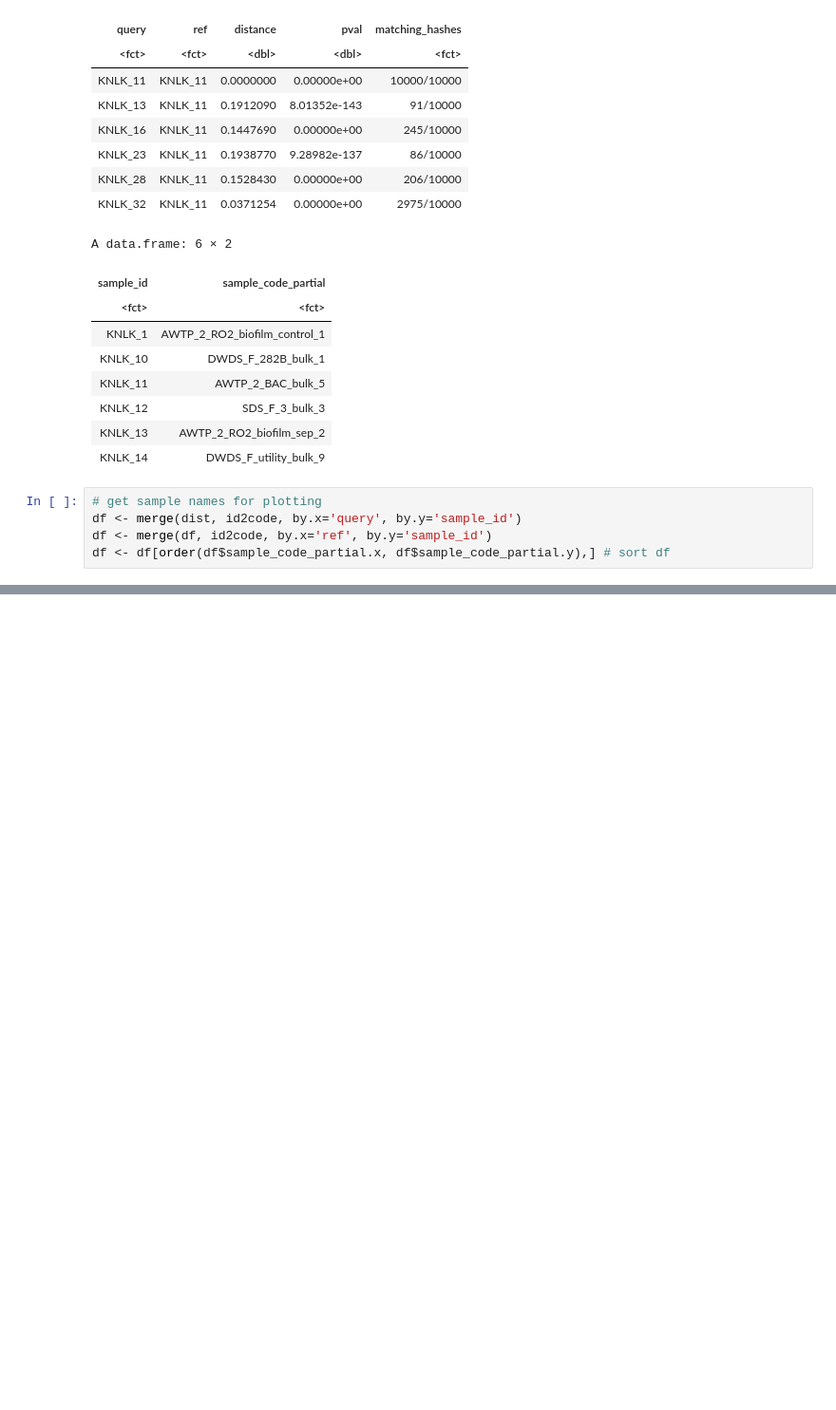
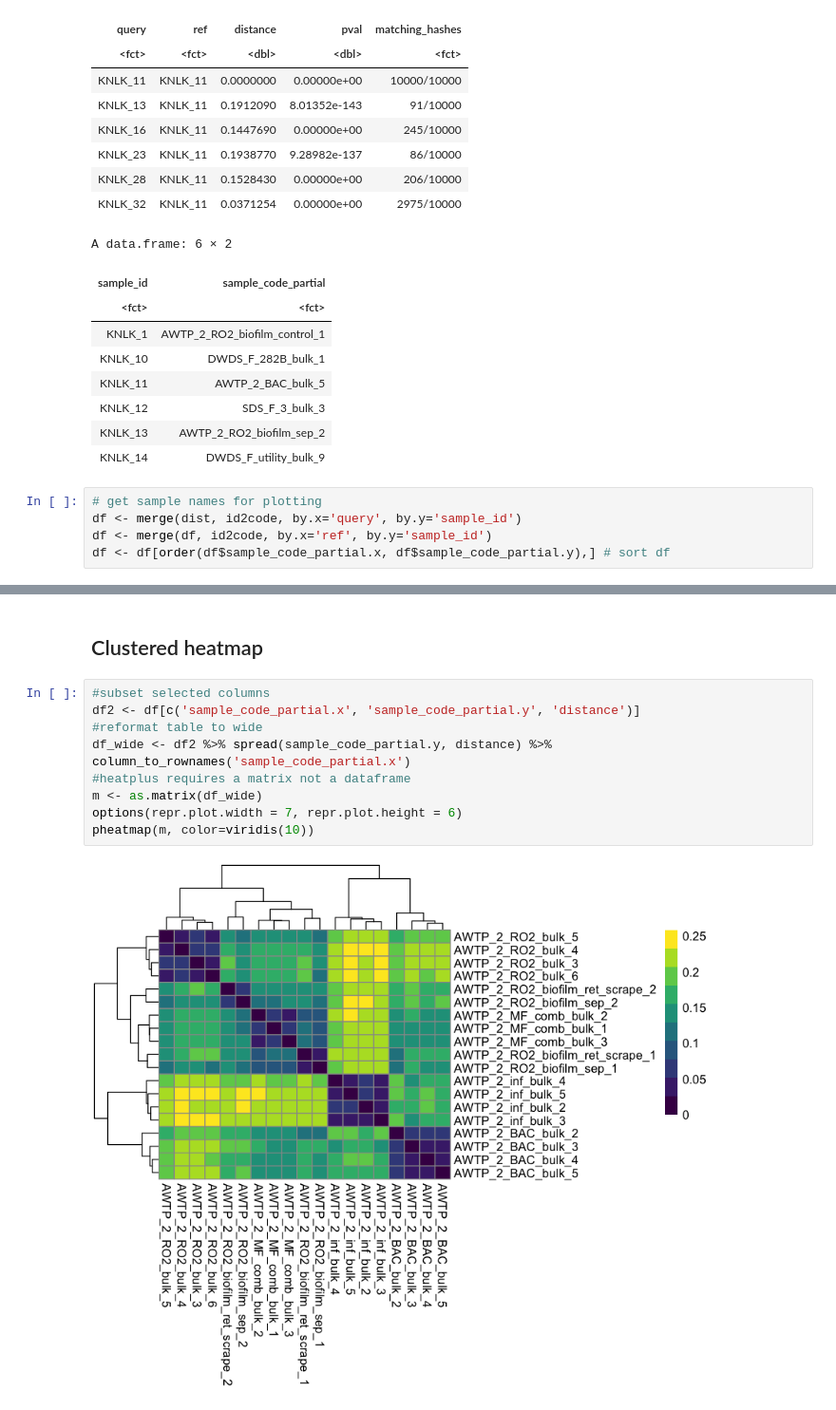
Before and after one commit to rosekantor/awtp2, a Jupyter notebook: reads_analysis.ipynb, the cells around one changed output, grey strips where cells are left out. Shown at 95% size. Cells and saved outputs as stored; diff of their text form; blank space fills up the shorter version.

```diff
--- a/reads_analysis.ipynb
+++ b/reads_analysis.ipynb
@@ -72,0 +71,13 @@ ggsave('~/data/awtp2_metagenomics/mash_dist_heatmap.pdf', device="pdf", width=7,
+# %% [markdown]
+## Clustered heatmap
+# %%
+#subset selected columns
+df2 <- df[c('sample_code_partial.x', 'sample_code_partial.y', 'distance')]
+#reformat table to wide
+df_wide <- df2 %>% spread(sample_code_partial.y, distance) %>% column_to_rownames('sample_code_partial.x')
+#heatplus requires a matrix not a dataframe
+m <- as.matrix(df_wide)
+options(repr.plot.width = 7, repr.plot.height = 6)
+pheatmap(m, color=viridis(10))
+# %% [output]
+[figure, added]
```
Also changed, not shown: parts of 9 cells of this notebook.
